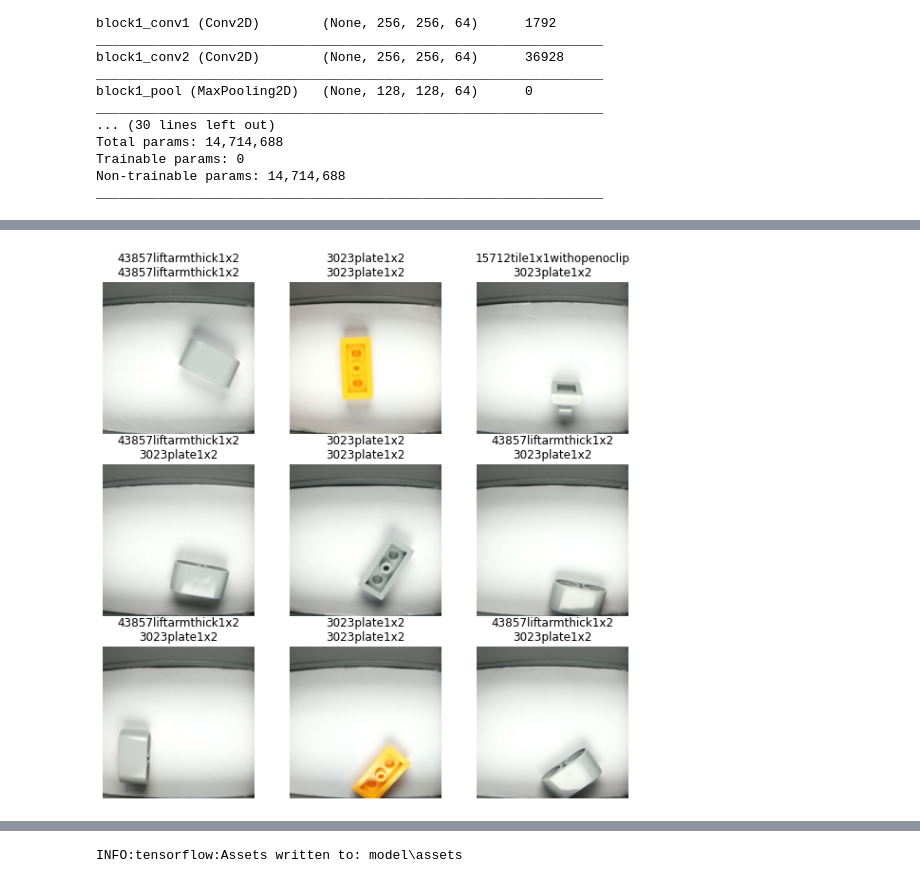
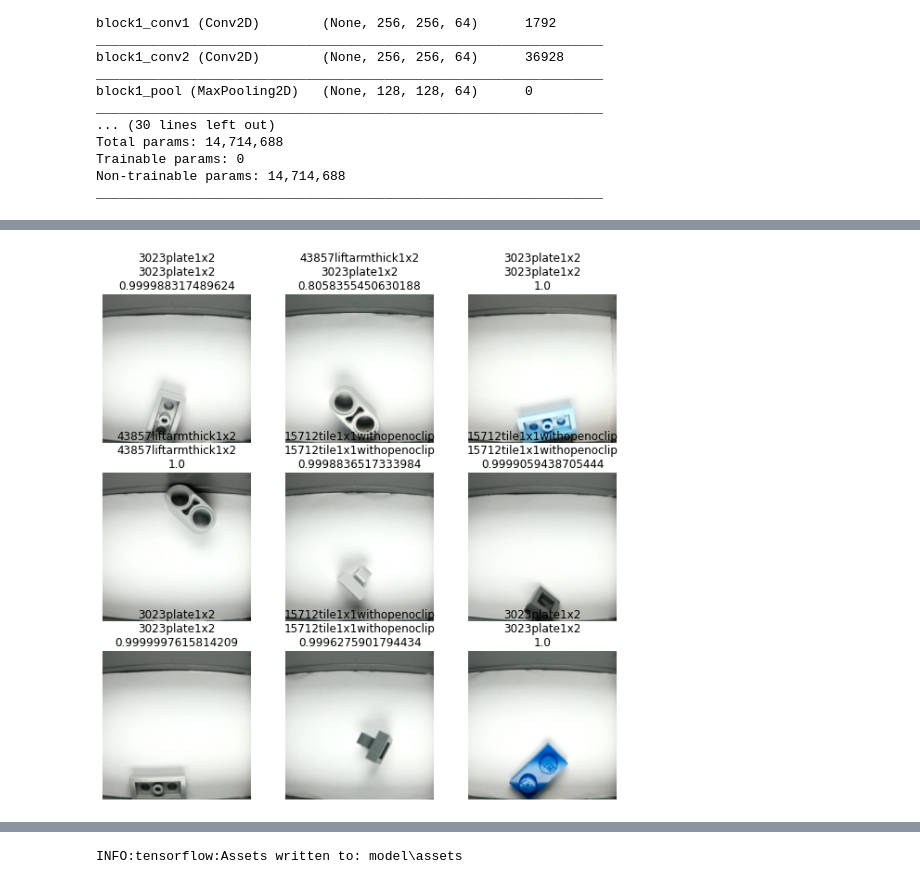
Before and after one commit to pbackx/lego-sorter-pi, a Jupyter notebook: analysis/Analysis.ipynb, the cells around one changed output, grey strips where cells are left out. Saved outputs shown, nothing was run; the diff lists cells and outputs as text; code cells hidden in the pictures.

Commit message:
Changing the model so the server can return confidence + some additional labeled data

```diff
--- a/analysis/Analysis.ipynb
+++ b/analysis/Analysis.ipynb
@@ -128,10 +128,10 @@ model.add(vgg16)
 model.add(tf.keras.layers.Flatten())
 model.add(tf.keras.layers.Dense(512, activation='relu'))
 model.add(tf.keras.layers.Dense(128, activation='relu'))
-model.add(tf.keras.layers.Dense(len(labels)))
+model.add(tf.keras.layers.Dense(len(labels), activation='softmax'))
 # %%
 #model.compile(loss='mean_squared_error', optimizer='adam', metrics=['accuracy'])
-model.compile(optimizer=tf.keras.optimizers.Adam(),
+model.compile(optimizer=tf.keras.optimizers.SGD(learning_rate=0.01),
               loss=tf.keras.losses.MeanSquaredError(),
               metrics=['accuracy'])
 # %%
@@ -180,18 +180,19 @@ Epoch 50/50
 # %%
 plt.figure(figsize=(10, 10))
 i = 0
 for label, image in random.sample(labeled_data, 9):
     ax = plt.subplot(3, 3, i + 1)
     expected_label, example_image = random.sample(labeled_data, 1)[0]
     prediction = model.predict(preprocess_input(np.array([example_image])))
-    np.argmax(prediction)
-    predicted_label = labels[np.argmax(prediction)]
-    plt.title(f'{expected_label}\n{predicted_label}')
+    most_likely = np.argmax(prediction)
+    predicted_label = labels[most_likely]
+    predicted_prob = prediction[0][most_likely]
+    plt.title(f'{expected_label}\n{predicted_label}\n{predicted_prob}')
     plt.imshow(cv.cvtColor(example_image, cv.COLOR_BGR2RGB))
     plt.axis("off")
     i = i + 1
 # %% [output]
-[figure, old version]
+[figure, new version]
 # %%
 # fine tuning
 vgg16.trainable = False
```
Also changed, not shown: parts of 10 cells of this notebook, 20 other files.
